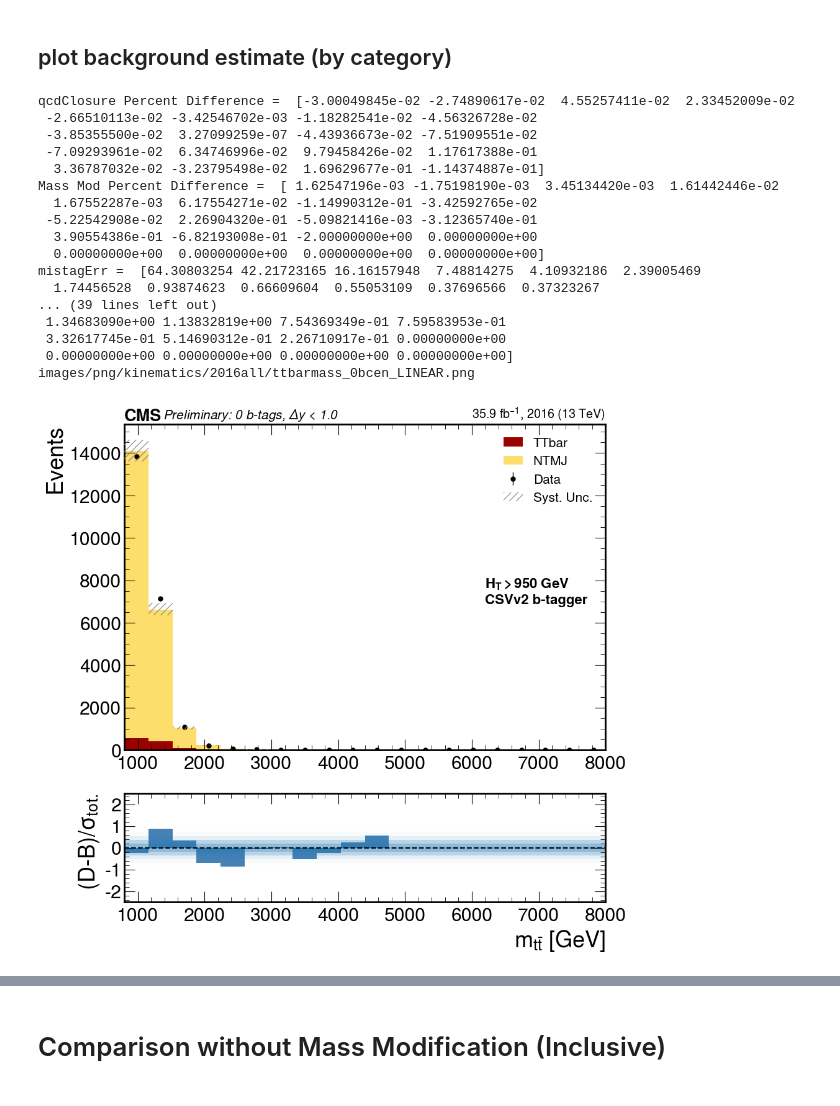
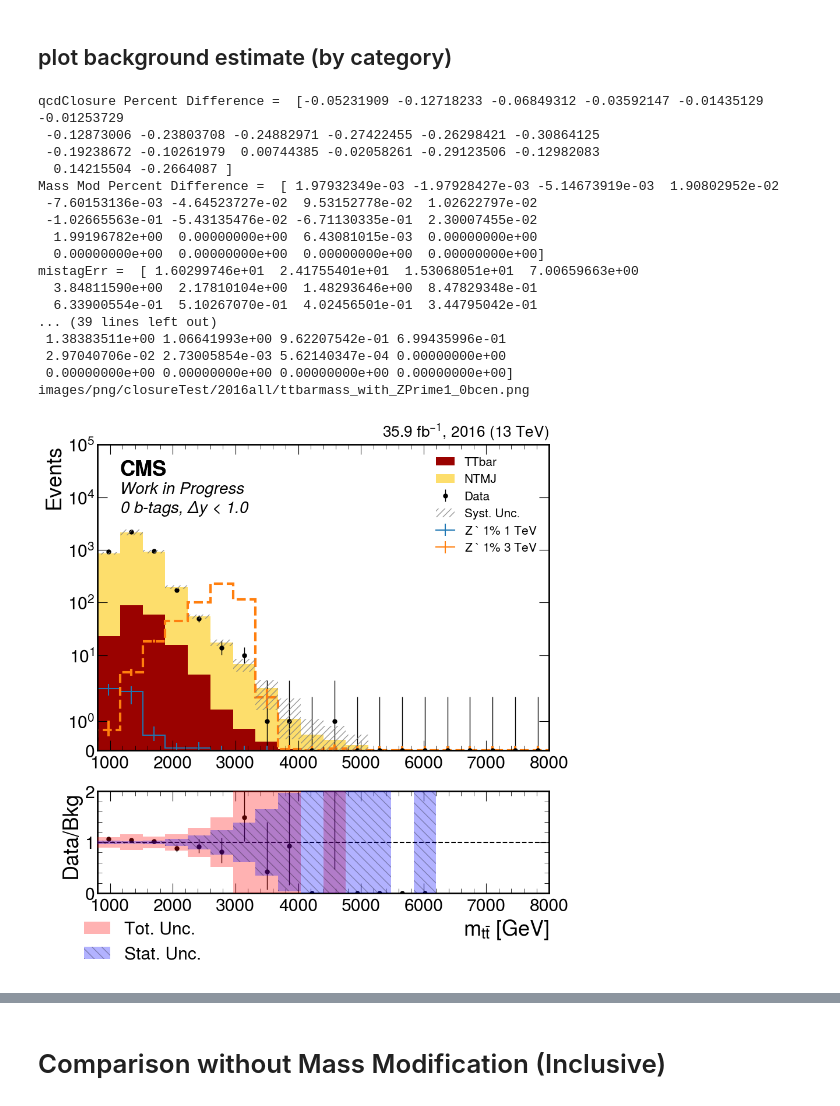
Before and after one commit to 7quantumphysics/TTbarAllHadUproot, a Jupyter notebook: plots/closureTest.ipynb, the cells around one changed output, grey strips where cells are left out. Drawn from its saved outputs; the diff is of its cells as text; code cells hidden in the pictures.

```diff
--- a/plots/closureTest.ipynb
+++ b/plots/closureTest.ipynb
@@ -173,0 +271,7 @@ for path in directories:
+# %%
+bkgest_str = 'unweighted'
+for year in ['2016APV', '2016']:
+    for ds in ['RSGluon', 'ZPrime1', 'ZPrime10', 'ZPrime30', 'ZPrimeDM']:
+        for key, file in coffeaFiles[ds][bkgest_str][year].items():
+            LoadedFiles[ds][bkgest_str][year][key] = (util.load(file))
+            print(file + ' loaded') # for masspoint ' + key)
@@ -1286,10 +1188,10 @@ print(label_dict)
 # %% [markdown]
 ## plot background estimate (inclusive)
 # %%
-variable = 'ttbarmass'  # Change this at will
-signal = 'ZPrime30'
+variable = 'ttbarmass_fine'  # Change this at will
+signal = 'ZPrime1'
 useSignal = False
-usePull = True
+usePull = False
 Linear = False
 # removeBkg = False
 linearStr = ''
@@ -1305,8 +1207,9 @@ if Linear:
 histDict = {}
 
 dirname = 'closureTest'
-if variable != 'ttbarmass':
+if 'ttbarmass' not in variable:
     dirname = 'kinematics'
+    usePull = False
 if useSignal:
     sigstr = '_with_' + signal
 
@@ -1324,9 +1227,9 @@ for IOV in IOVs:
         SystemUnc = getSystUnc(histDict, variable, signal, systematics, IOV, '', False)
 
     if Linear:
-        text = f'Preliminary'
+        text = f'Work in Progress'
     else:
-        text = f'Preliminary\n'
+        text = f'Work in Progress\n'
 
     plotBackgroundEstimate(histDict, SystemUnc, text, SaveFileName, True, '', signal, variable, Linear, usePull, useSignal)
 
@@ -1336,8 +1239,8 @@ for IOV in IOVs:
         savefilename = f'images/png/{dirname}/{IOV}/{variable}{sigstr}_Inclusive{linearStr}.png'
 
     print(savefilename)
-#     plt.savefig(savefilename)
-#     plt.savefig(savefilename.replace('png', 'pdf'))
+    plt.savefig(savefilename)
+    plt.savefig(savefilename.replace('png', 'pdf'))
 
     plt.show()
 # %% [output]
@@ -1363,10 +1266,10 @@ images/png/kinematics/2016all/ttbarmass_Inclusive.png
 ## plot background estimate (by category)
 # %%
 variable = 'ttbarmass'  # Change this at will
-signal = 'ZPrime30'
-useSignal = False
-usePull = True
-Linear = True
+signal = 'ZPrime1'
+useSignal = True
+usePull = False
+Linear = False
 linearStr = ''
 sigstr = ''
 
@@ -1394,64 +1297,61 @@ for IOV in IOVs:
         if 'Full' in IOV:
             histDict = UseFullIOV(variable, signal, cat)
             SystemUnc = getSystUncFull(histDict, variable, signal, systematics, cat, False)
-#             SystemUncContam = getSystUncFull(histDict, variable, signal, systematics, cat, True)
         elif '2016all' in IOV:
             histDict = Use2016allIOV(variable, signal, cat)
             SystemUnc = getSystUnc2016all(histDict, variable, signal, systematics, cat, False)
-#             SystemUncContam = getSystUnc2016all(histDict, variable, signal, systematics, cat, True)
         else:
             histDict = UseIOV(variable, signal, cat)
             SystemUnc = getSystUnc(histDict, variable, signal, systematics, cat, False)
-#             SystemUncContam = getSystUnc(histDict, variable, signal, systematics, cat, True)
 
         dytext = ''
         if 'cen' in cat:
             dytext = r'$\Delta y$ < 1.0'
         elif 'fwd' in cat:
             dytext = r'$\Delta y$ > 1.0'
 
         btext = ''
         if '0b' in cat:
             btext = '0 b-tags'
         elif '1b' in cat:
             btext = '1 b-tag'
         elif '2b' in cat:
             btext = '2 b-tags'
 
         if Linear:
-            text = f'Preliminary:    {btext}, {dytext}'
+            text = f'Work in Progress:    {btext}, {dytext}'
         else:
-            text = f'Preliminary\n{btext}, {dytext} \n'
+            text = f'Work in Progress\n{btext}, {dytext} \n'
 
 
         plotBackgroundEstimate(histDict, SystemUnc, text, SaveFileName, False, cat, signal, variable, Linear, usePull, useSignal)
 
         if usePull:
             savefilename = f'images/png/kinematics/{IOV}/{variable}{sigstr}_{cat}{linearStr}.png'
         else:
             savefilename = f'images/png/{dirname}/{IOV}/{variable}{sigstr}_{cat}{linearStr}.png'
 
         print(savefilename)
-#         plt.savefig(savefilename)
-#         plt.savefig(savefilename.replace('png', 'pdf'))
+        # plt.savefig(savefilename)
+        # plt.savefig(savefilename.replace('png', 'pdf'))
 
         plt.show()
 # %% [output]
-qcdClosure Percent Difference =  [-3.00049845e-02 -2.74890617e-02  4.55257411e-02  2.33452009e-02
- -2.66510113e-02 -3.42546702e-03 -1.18282541e-02 -4.56326728e-02
- -3.85355500e-02  3.27099259e-07 -4.43936673e-02 -7.51909551e-02
- -7.09293961e-02  6.34746996e-02  9.79458426e-02  1.17617388e-01
-  3.36787032e-02 -3.23795498e-02  1.69629677e-01 -1.14374887e-01]
-Mass Mod Percent Difference =  [ 1.62547196e-03 -1.75198190e-03  3.45134420e-03  1.61442446e-02
-  1.67552287e-03  6.17554271e-02 -1.14990312e-01 -3.42592765e-02
- -5.22542908e-02  2.26904320e-01 -5.09821416e-03 -3.12365740e-01
-  3.90554386e-01 -6.82193008e-01 -2.00000000e+00  0.00000000e+00
+qcdClosure Percent Difference =  [-0.05231909 -0.12718233 -0.06849312 -0.03592147 -0.01435129 -0.01253729
+ -0.12873006 -0.23803708 -0.24882971 -0.27422455 -0.26298421 -0.30864125
+ -0.19238672 -0.10261979  0.00744385 -0.02058261 -0.29123506 -0.12982083
+  0.14215504 -0.2664087 ]
+Mass Mod Percent Difference =  [ 1.97932349e-03 -1.97928427e-03 -5.14673919e-03  1.90802952e-02
+ -7.60153136e-03 -4.64523727e-02  9.53152778e-02  1.02622797e-02
+ -1.02665563e-01 -5.43135476e-02 -6.71130335e-01  2.30007455e-02
+  1.99196782e+00  0.00000000e+00  6.43081015e-03  0.00000000e+00
   0.00000000e+00  0.00000000e+00  0.00000000e+00  0.00000000e+00]
-mistagErr =  [64.30803254 42.21723165 16.16157948  7.48814275  4.10932186  2.39005469
-  1.74456528  0.93874623  0.66609604  0.55053109  0.37696566  0.37323267
+mistagErr =  [ 1.60299746e+01  2.41755401e+01  1.53068051e+01  7.00659663e+00
+  3.84811590e+00  2.17810104e+00  1.48293646e+00  8.47829348e-01
+  6.33900554e-01  5.10267070e-01  4.02456501e-01  3.44795042e-01
 ... (39 lines left out)
- 1.34683090e+00 1.13832819e+00 7.54369349e-01 7.59583953e-01
- 3.32617745e-01 5.14690312e-01 2.26710917e-01 0.00000000e+00
+ 1.38383511e+00 1.06641993e+00 9.62207542e-01 6.99435996e-01
+ 2.97040706e-02 2.73005854e-03 5.62140347e-04 0.00000000e+00
  0.00000000e+00 0.00000000e+00 0.00000000e+00 0.00000000e+00]
-images/png/kinematics/2016all/ttbarmass_0bcen_LINEAR.png
+images/png/closureTest/2016all/ttbarmass_with_ZPrime1_0bcen.png
-[figure, old version]
+[figure, new version]
```
Also changed, not shown: parts of 24 cells of this notebook, 33 other files.
